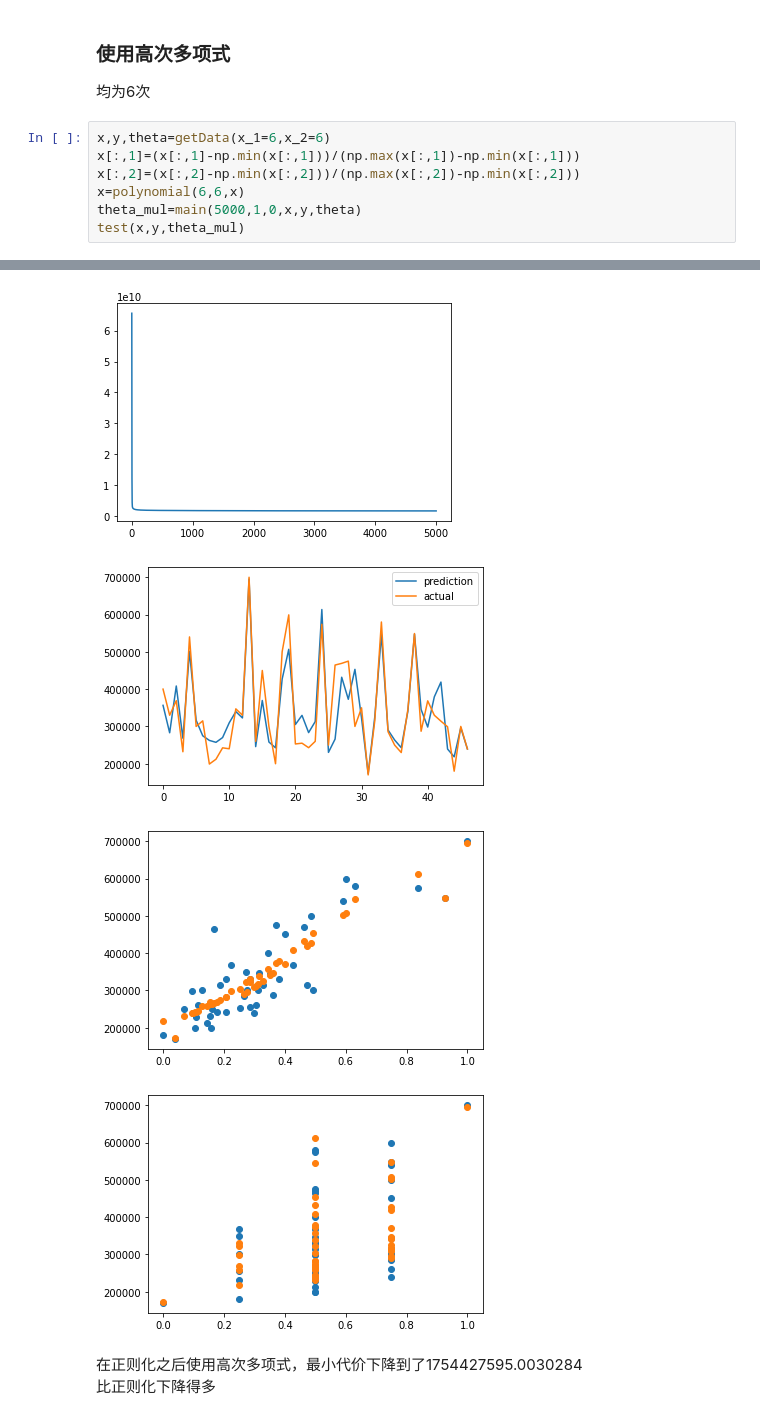
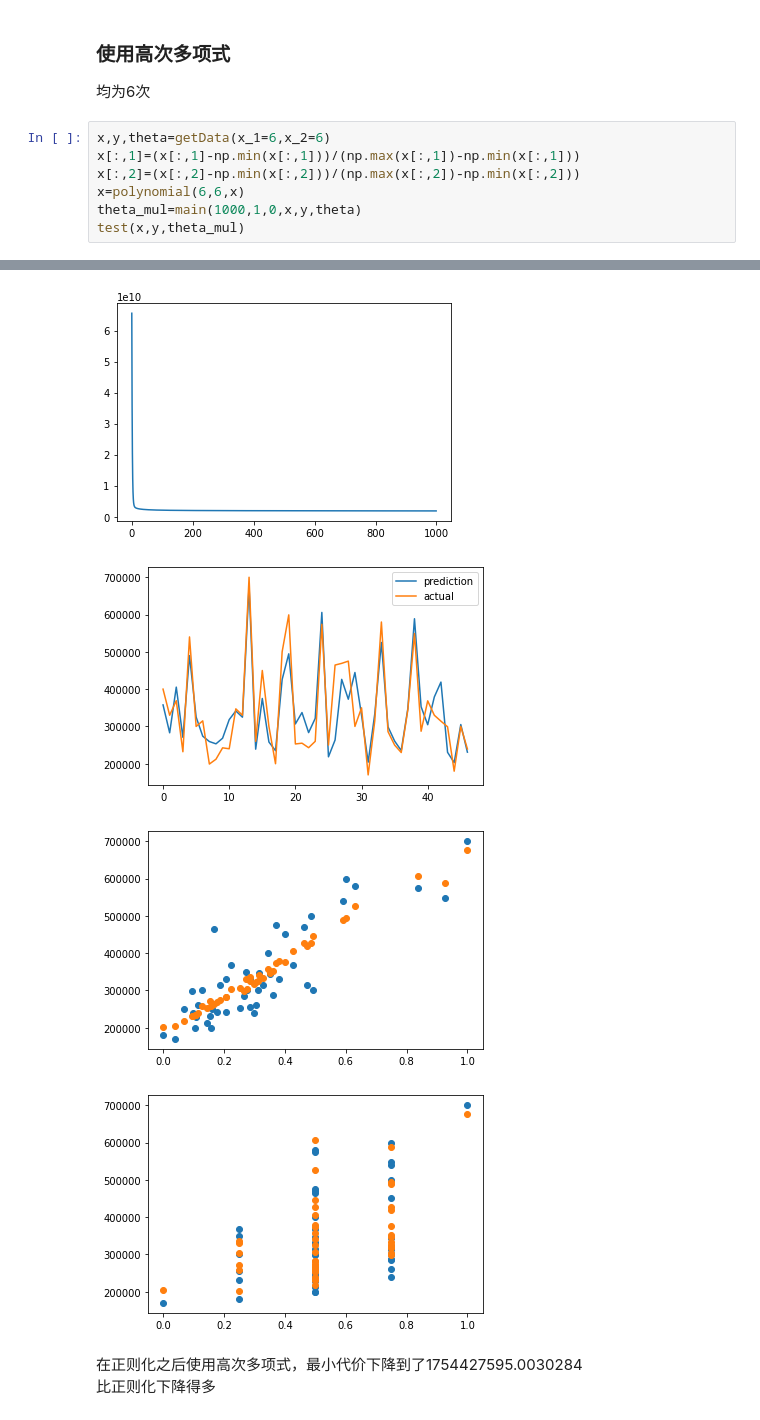
Before and after one commit to keptupp/MachineClass, a Jupyter notebook: exercise_2/mycode.ipynb, the cells around one changed output, grey strips where cells are left out. Cells and saved outputs as stored; diff of their text form.

```diff
--- a/exercise_2/mycode.ipynb
+++ b/exercise_2/mycode.ipynb
@@ -172,6 +172,6 @@ x,y,theta=getData(x_1=6,x_2=6)
 x[:,1]=(x[:,1]-np.min(x[:,1]))/(np.max(x[:,1])-np.min(x[:,1]))
 x[:,2]=(x[:,2]-np.min(x[:,2]))/(np.max(x[:,2])-np.min(x[:,2]))
 x=polynomial(6,6,x)
-theta_mul=main(5000,1,0,x,y,theta)
+theta_mul=main(1000,1,0,x,y,theta)
 test(x,y,theta_mul)
 # %% [output]
@@ -179,7 +179,7 @@ test(x,y,theta_mul)
-[figure, old version]
+[figure, new version]
-[figure, old version]
+[figure, new version]
-[figure, old version]
+[figure, new version]
-[figure, old version]
+[figure, new version]
 # %% [markdown]
 在正则化之后使用高次多项式，最小代价下降到了1754427595.0030284
 比正则化下降得多
```
Also changed, not shown: parts of 8 cells of this notebook.
